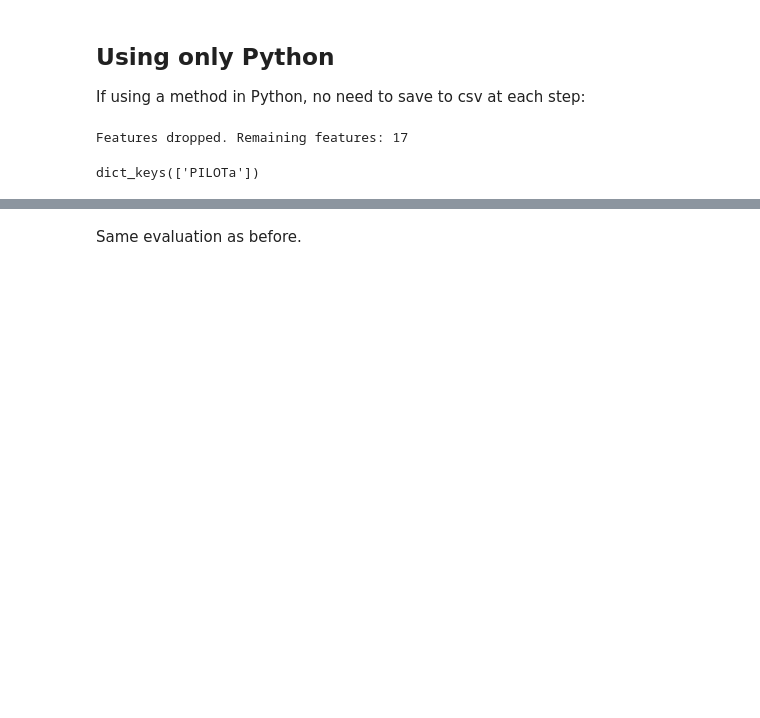
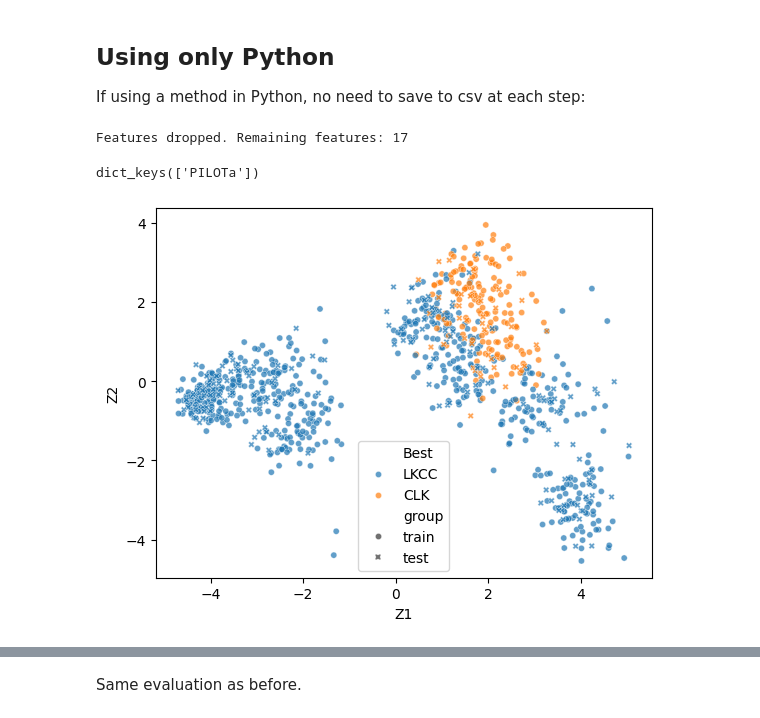
Before and after one commit to danotice/supervised-DR-for-ASP, a Jupyter notebook: Simple Analysis.ipynb, the cells around one changed output, grey strips where cells are left out. Cells and saved outputs as stored; diff of their text form; code cells hidden in the pictures; blank space fills up the shorter version.

```diff
--- a/Simple Analysis.ipynb
+++ b/Simple Analysis.ipynb
@@ -129,3 +153,10 @@ Features dropped. Remaining features: 17
 iSpace.projections.keys()
 # %% [output]
 dict_keys(['PILOTa'])
+# %%
+iSpace.plot(proj='PILOTa', hue='Best')
+plt.savefig('./Plots/tsp_pilot.png', dpi=300)
+# plt.subplot(1,2,2)
+# iSpace.plot(proj='PILOTa', hue='pred_da')
+# %% [output]
+[figure, added]
```
Also changed, not shown: parts of 13 cells of this notebook, 1 other file.
